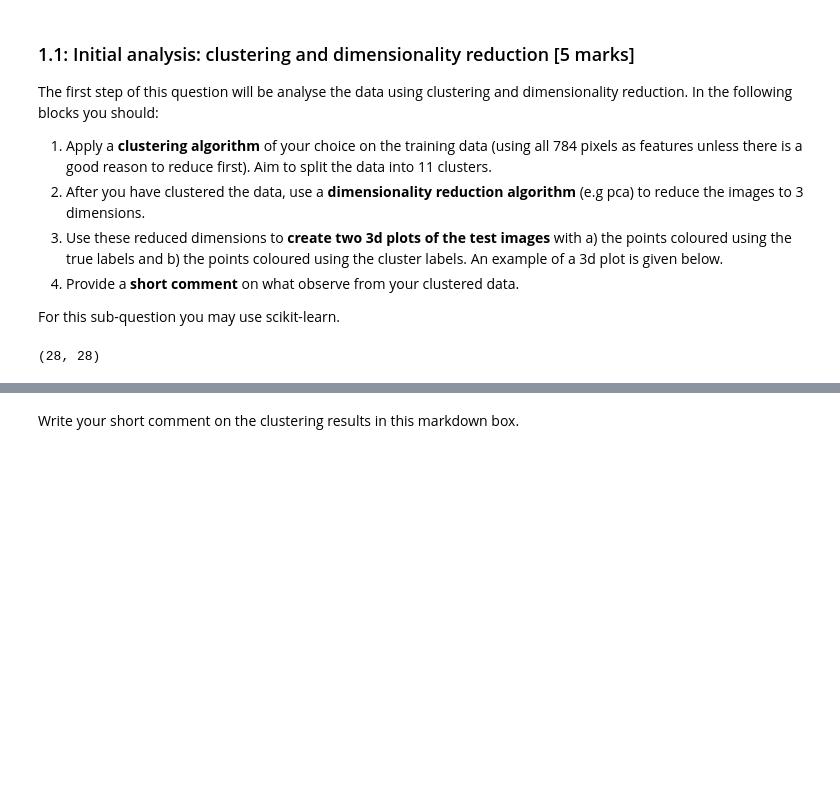
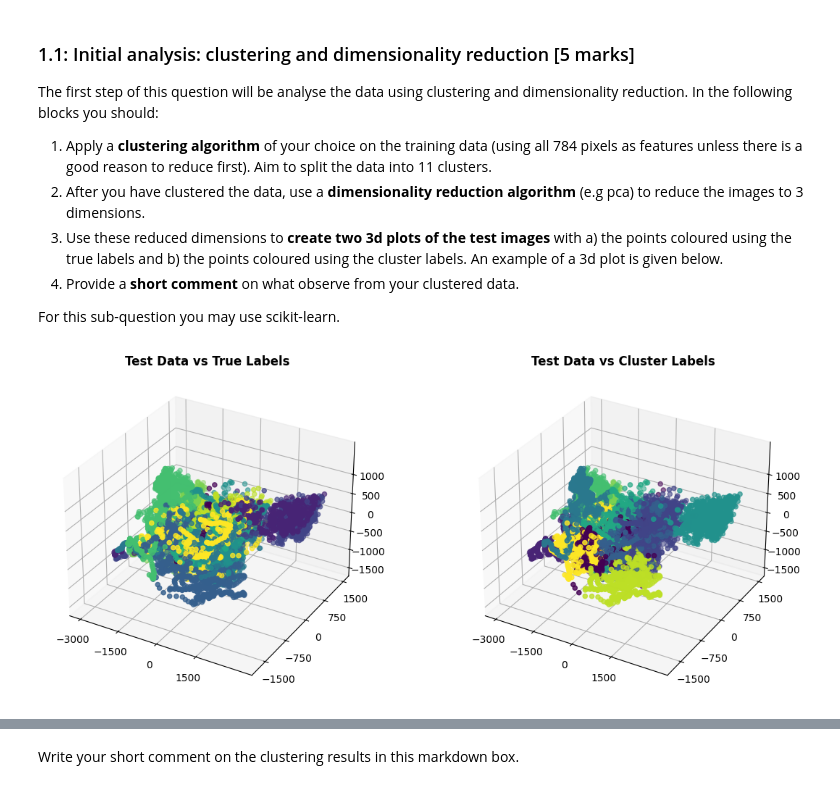
Before and after one commit to pladee42/assg-machine-learning, a Jupyter notebook: assignment_liq23wr.ipynb, the cells around one changed output, grey strips where cells are left out. Drawn from its saved outputs; the diff is of its cells as text; code cells hidden in the pictures; blank space fills up the shorter version.

```diff
--- a/assignment_liq23wr.ipynb
+++ b/assignment_liq23wr.ipynb
@@ -799,11 +801,44 @@ The first step of this question will be analyse the data using clustering and di
 4) Provide a **short comment** on what observe from your clustered data.
 
 For this sub-question you may use scikit-learn.
-# %%
-# Write your clustering and dimensionality reduction algorithms here.
-dataset['train_images'][0].shape
-# %% [output]
-(28, 28)
+# %%
+# Write your clustering and dimensionality reduction algorithms here.
+from sklearn.cluster import KMeans
+from sklearn.decomposition import PCA
+
+# 1. Clustering
+n_clusters = 11
+train = dataset['train_images'].reshape(-1, 784)
+test = dataset['test_images'].reshape(-1, 784)
+kmeans = KMeans(n_clusters=n_clusters, random_state=101, n_init='auto').fit(train)
+clustered_data = kmeans.predict(test)
+
+# 2. Dimensionality Reduction
+pca = PCA(n_components=3).fit(train)
+test_pca = pca.transform(test)
+
+# 3. 3D Plot the Result
+fig, axes = plt.subplots(1, 2, figsize=(12, 5), subplot_kw=dict(projection = '3d'))
+
+axes[0].set_title('Test Data vs True Labels', fontweight='bold')
+axes[0].scatter(test_pca[:, 0], test_pca[:, 1],test_pca[:, 2], c=dataset['test_labels'])
+xticks, yticks, zticks = np.arange(-3000, 3000, 1500), np.arange(-1500, 2000, 750), np.arange(-1500, 1500, 500)
+axes[0].set_xticks(xticks, minor=False)
+axes[0].set_yticks(yticks, minor=False)
+axes[0].set_zticks(zticks, minor=False)
+
+axes[1].set_title('Test Data vs Cluster Labels', fontweight='bold')
+axes[1].scatter(test_pca[:, 0], test_pca[:, 1],test_pca[:, 2], c=clustered_data)
+axes[1].set_xticks(xticks, minor=False)
+axes[1].set_yticks(yticks, minor=False)
+axes[1].set_zticks(zticks, minor=False)
+plt.tight_layout()
+plt.show()
+
+# 4) Provide a short comment on what observe from your clustered data.
+# Most of the data points are clustered together similarly on both plots. However, there are some outliers that K-means is unable to cluster.
+# %% [output]
+[figure, added]
 # %%
 # Example of a 3d plot using matplotlib
 from sklearn.datasets import make_blobs
```
Also changed, not shown: parts of 20 cells of this notebook, 2 other files.
